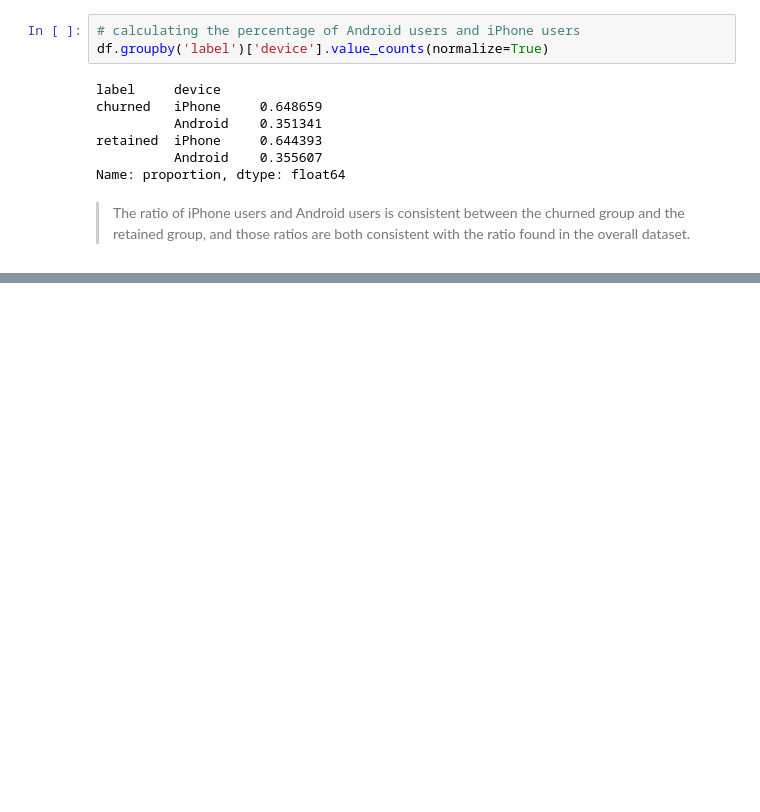
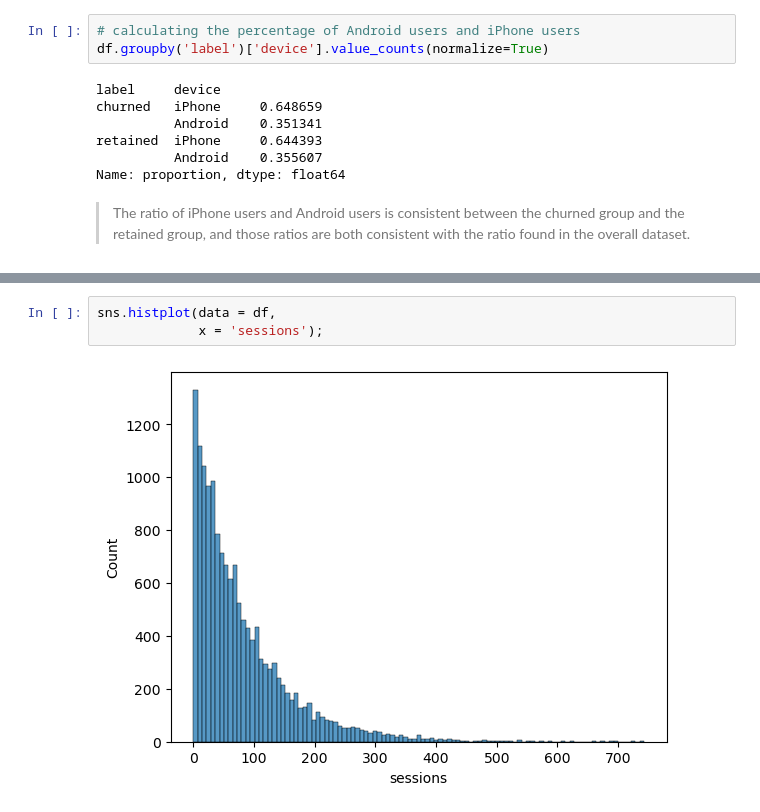
Before and after one commit to alishanstyles/Waze, a Jupyter notebook: Untitled.ipynb, the cells around one changed output, grey strips where cells are left out. Cells and saved outputs as stored; diff of their text form; blank space fills up the shorter version.

```diff
--- a/Untitled.ipynb
+++ b/Untitled.ipynb
@@ -199,0 +223,5 @@ Name: proportion, dtype: float64
+# %%
+sns.histplot(data = df,
+             x = 'sessions');
+# %% [output]
+[figure, added]
```
Also changed, not shown: parts of 7 cells of this notebook.
